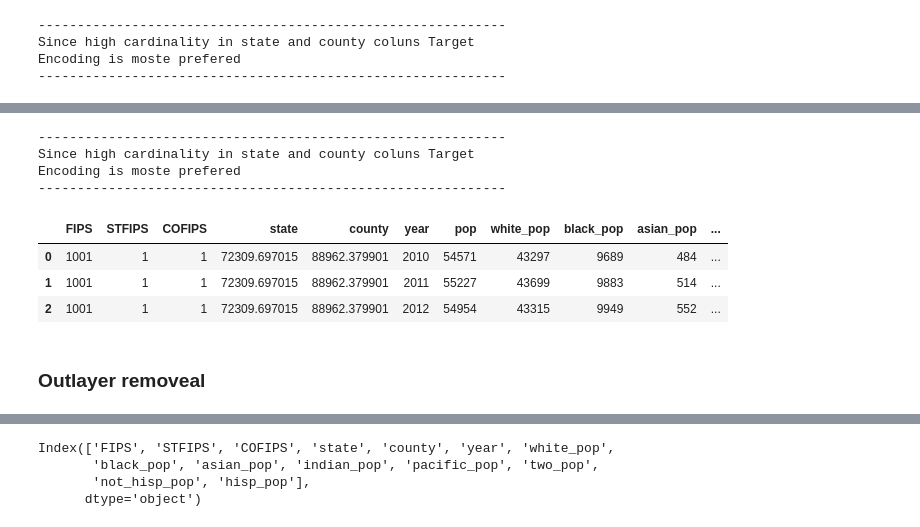
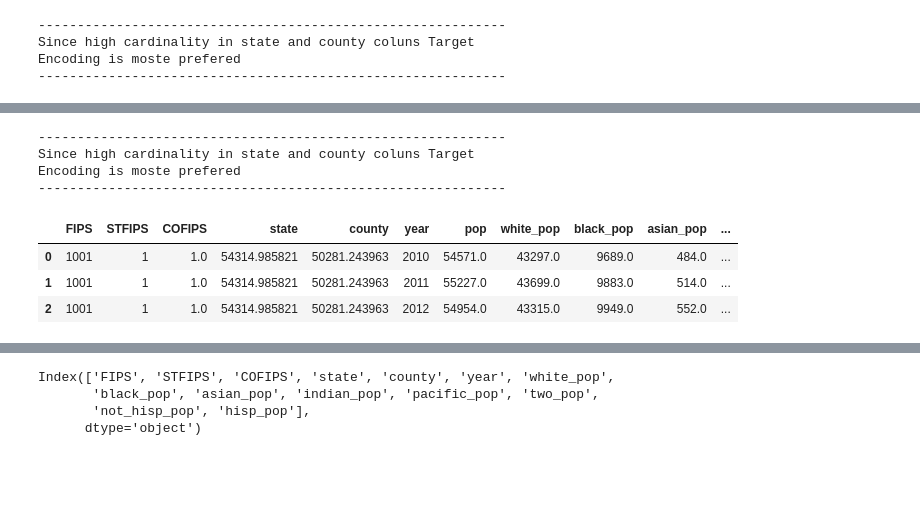
Before and after one commit to sreeprathap/population_data_phase3, a Jupyter notebook: population_data_phase3.ipynb, the cells around one changed output, grey strips where cells are left out. Drawn from its saved outputs; the diff is of its cells as text; code cells hidden in the pictures; blank space fills up the shorter version.

```diff
--- a/population_data_phase3.ipynb
+++ b/population_data_phase3.ipynb
@@ -171,14 +314,14 @@ Duplicated values
 # importing category encoder from library
 from category_encoders import TargetEncoder
 # %%
-df2 = pd.DataFrame(df1)
+df4 = pd.DataFrame(df2)
 ## finding Object type columns and count the number of unique values
-col_object_type=df2.select_dtypes(include=['object']).columns.tolist()
+col_object_type=df4.select_dtypes(include=['object']).columns.tolist()
 print_title('Object type columns in DataFrame')
 print_section(pd.DataFrame({'Colums':col_object_type}))
 print_title('Counted unique values in object type columns')
 for column_name in col_object_type:
-  print(f'{column_name} has {df2[column_name].nunique()} unique values')
+  print(f'{column_name} has {df4[column_name].nunique()} unique values')
 # %% [output]
 ------------------------------------------------------------
 Object type columns in DataFrame
@@ -234,18 +376,16 @@ df3.head(2)
 # %%
 print_section(f'Since high cardinality in state and county coluns Target\nEncoding is moste prefered')
-encoder.fit(df2['state'],df2['pop'])
-df3['state'] = encoder.transform(df2['state'],df2['pop'])
-encoder.fit(df2['county'],df2['pop'])
-df3['county'] = encoder.transform(df2['county'],df2['pop'])
-df3.head(3)
+encoder.fit(df4['state'],df4['pop'])
+df5['state'] = encoder.transform(df4['state'],df4['pop'])
+encoder.fit(df4['county'],df4['pop'])
+df5['county'] = encoder.transform(df4['county'],df4['pop'])
+df5.head(3)
 # %% [output]
 ------------------------------------------------------------
 Since high cardinality in state and county coluns Target
 Encoding is moste prefered
 ------------------------------------------------------------
 |  | FIPS | STFIPS | COFIPS | state | county | year | pop | white_pop | black_pop | asian_pop | ... |
-| 0 | 1001 | 1 | 1 | 72309.697015 | 88962.379901 | 2010 | 54571 | 43297 | 9689 | 484 | ... |
-| 1 | 1001 | 1 | 1 | 72309.697015 | 88962.379901 | 2011 | 55227 | 43699 | 9883 | 514 | ... |
-| 2 | 1001 | 1 | 1 | 72309.697015 | 88962.379901 | 2012 | 54954 | 43315 | 9949 | 552 | ... |
+| 0 | 1001 | 1 | 1.0 | 54314.985821 | 50281.243963 | 2010 | 54571.0 | 43297.0 | 9689.0 | 484.0 | ... |
+| 1 | 1001 | 1 | 1.0 | 54314.985821 | 50281.243963 | 2011 | 55227.0 | 43699.0 | 9883.0 | 514.0 | ... |
+| 2 | 1001 | 1 | 1.0 | 54314.985821 | 50281.243963 | 2012 | 54954.0 | 43315.0 | 9949.0 | 552.0 | ... |
-# %% [markdown]
-### Outlayer removeal
```
Also changed, not shown: parts of 59 cells of this notebook, 1 other file.
